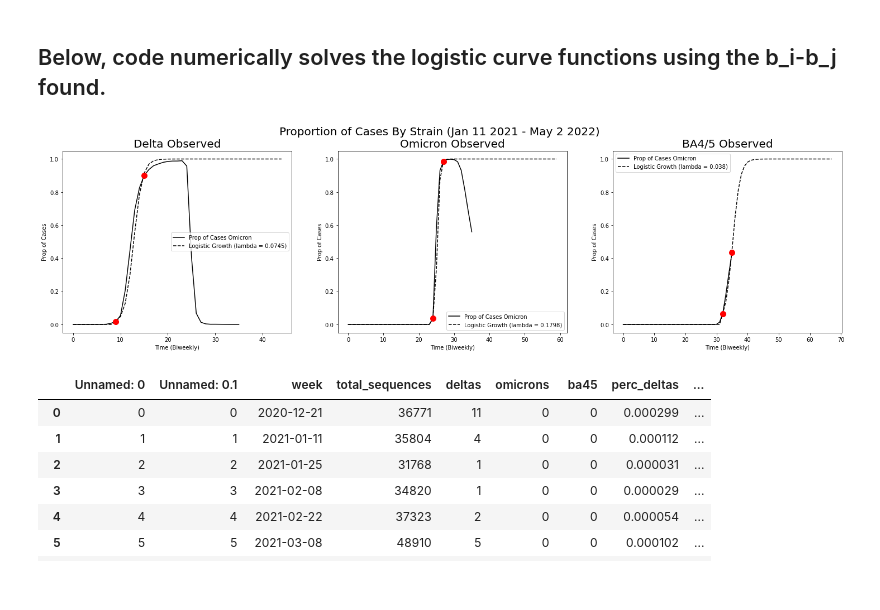
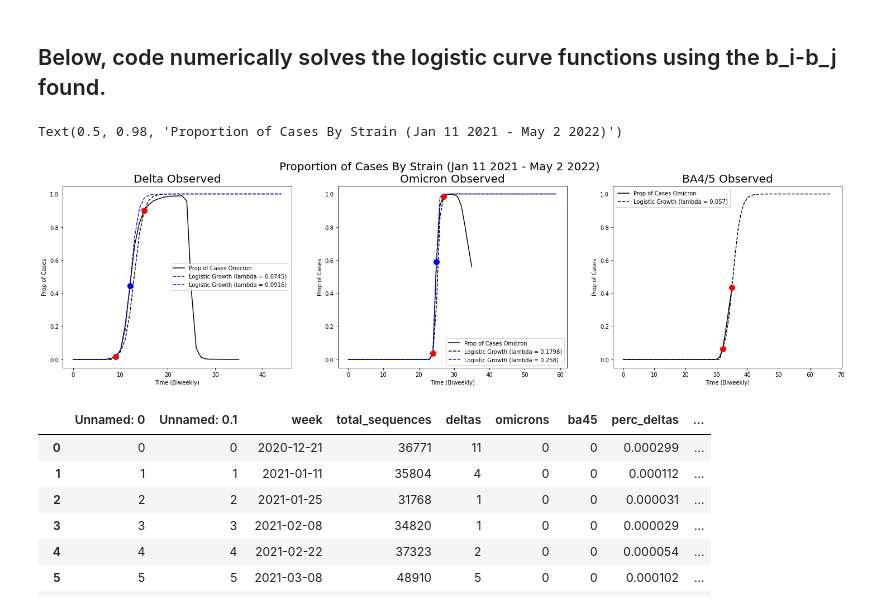
Before and after one commit to JennyHuang19/DOMATH_2022_COVID_MODELING, a Jupyter notebook: is_beta_wave_consistent.ipynb, the cells around one changed output. Saved outputs shown, nothing was run; the diff lists cells and outputs as text; code cells hidden in the pictures.

```diff
--- a/is_beta_wave_consistent.ipynb
+++ b/is_beta_wave_consistent.ipynb
@@ -528,7 +537,7 @@ prop_i_2 = 0.037709327 # initial proportion of variant 2: i_2/(i_2+i_1)
 x = [1-prop_i_2, prop_i_2] # (i_1/(i_2+i_1), i_2/(i_2+i_1))
 
 # Time units
-days = 36*14 # two weeks * 36 data points
+days = 35*14 # two weeks * 36 data points
 steps = 36 # number of time points to output.
 T = np.linspace(0,days,steps)
 
@@ -536,15 +545,29 @@ T = np.linspace(0,days,steps)
 logistic_vector2 = odeint(L, x, T, args=(diff_omicronba123, gamma))
 
 
-
 delta_omicron12 = logistic_vector2[:,1]
+# %%
+# proportions of delta to omicron halfway mark (diff_betadelta_halfway).
+prop_i_2 = 0.037709327 # initial proportion of variant 2: i_2/(i_2+i_1)
+x = [1-prop_i_2, prop_i_2] # (i_1/(i_2+i_1), i_2/(i_2+i_1))
+
+# Time units
+days = 35*14 # two weeks * 36 data points
+steps = 36 # number of time points to output.
+T = np.linspace(0,days,steps)
+
+# Integrate (aka solve) the ODE; the logistic_vector is the solution.
+logistic_vector2 = odeint(L, x, T, args=(diff_omicronba123_halfway, gamma))
+
+
+delta_omicron12_halfway = logistic_vector2[:,1]
 # %%
 # proportions of omicron1/2/3 to BA4/5
 prop_i_2 = 0.065300 # initial proportion of variant 2: i_2/(i_2+i_1) (find what epsilon*N)
 x = [1-prop_i_2, prop_i_2] # (i_1/(i_2+i_1), i_2/(i_2+i_1))
 
 # Time units
-days = 36*14 # two weeks * 36 data points
+days = 35*14 # two weeks * 36 data points
 steps = 36 # number of time points to output.
 T = np.linspace(0,days,steps)
 
@@ -559,9 +582,11 @@ ba123_ba45 = logistic_vector3[:,1]
 # beta to delta
 starting_frame = [0]*9 # start from May 3rd, which is the 9th datapoint in covid_vc
 betadelta = starting_frame + list(betadelta)
+betadelta_halfway = starting_frame + list(betadelta_halfway)
 # delta to omicron
 starting_frame = [0]*24
 delta_omicron12 = starting_frame + list(delta_omicron12)
+delta_omicron12_halfway = starting_frame + list(delta_omicron12_halfway)
 # omicron to ba4/5
 starting_frame = [0]*32
 ba123_ba45 = starting_frame + list(ba123_ba45)
@@ -572,36 +597,42 @@ fig.set_size_inches(25, 6)
 
 ax[0].plot(covid_vc["perc_deltas"], color='black', label='Prop of Cases Omicron')
 ax[0].plot(betadelta, color='black', linestyle = '--', label='Logistic Growth (lambda = 0.0745)')
+ax[0].plot(betadelta_halfway, color='blue', linestyle = '--', label='Logistic Growth (lambda = 0.0916)')
+
 ax[0].set_xlabel('Time (Biweekly)')
 ax[0].set_ylabel('Prop of Cases')
 ax[0].set_title("Delta Observed", fontsize='20')
 ax[0].plot(9, 0.016874, marker="o", markersize=10, markeredgecolor="red", markerfacecolor="red")
+ax[0].plot(12, 0.4465, marker="o", markersize=10, markeredgecolor="blue", markerfacecolor="blue")
 ax[0].plot(15, 0.899, marker="o", markersize=10, markeredgecolor="red", markerfacecolor="red")
 ax[0].legend()
 
 ax[1].plot(covid_vc["perc_omicrons"], color='black', label='Prop of Cases Omicron')
 ax[1].plot(delta_omicron12, color='black', linestyle = '--', label='Logistic Growth (lambda = 0.1798)')
+ax[1].plot(delta_omicron12_halfway, color='blue', linestyle = '--', label='Logistic Growth (lambda = 0.258)')
 ax[1].set_xlabel('Time (Biweekly)')
 ax[1].set_ylabel('Prop of Cases')
 ax[1].set_title("Omicron Observed", fontsize='20')
 ax[1].plot(24, .0377, marker="o", markersize=10, markeredgecolor="red", markerfacecolor="red")
+ax[1].plot(25, 0.591, marker="o", markersize=10, markeredgecolor="blue", markerfacecolor="blue")
 ax[1].plot(27, .986, marker="o", markersize=10, markeredgecolor="red", markerfacecolor="red")
 ax[1].legend()
 
 ax[2].plot(covid_vc["perc_ba45"], color='black', label='Prop of Cases Omicron')
-ax[2].plot(ba123_ba45, color='black', linestyle = '--', label='Logistic Growth (lambda = 0.038)')
+ax[2].plot(ba123_ba45, color='black', linestyle = '--', label='Logistic Growth (lambda = 0.057)')
 ax[2].set_xlabel('Time (Biweekly)')
 ax[2].set_ylabel('Prop of Cases')
 ax[2].set_title("BA4/5 Observed", fontsize='20')
 ax[2].plot(32, .0653, marker="o", markersize=10, markeredgecolor="red", markerfacecolor="red")
 ax[2].plot(35, 0.4366, marker="o", markersize=10, markeredgecolor="red", markerfacecolor="red")
 ax[2].legend()
 
 fig.suptitle("Proportion of Cases By Strain (Jan 11 2021 - May 2 2022)", fontsize='20')
 
-fig.savefig('variant_competition_logistic.pdf')
+# fig.savefig('variant_competition_logistic.pdf')
 # %% [output]
+Text(0.5, 0.98, 'Proportion of Cases By Strain (Jan 11 2021 - May 2 2022)')
-[figure, old version]
+[figure, new version]
 # %%
 covid_vc["logistic_perc_deltas"] = log( covid_vc["perc_deltas"]/(1-covid_vc["perc_deltas"]) )
 covid_vc["logistic_perc_omicron"] = log(covid_vc["perc_omicrons"]/(1-covid_vc["perc_omicrons"]))
```
Also changed, not shown: parts of 15 cells of this notebook.
